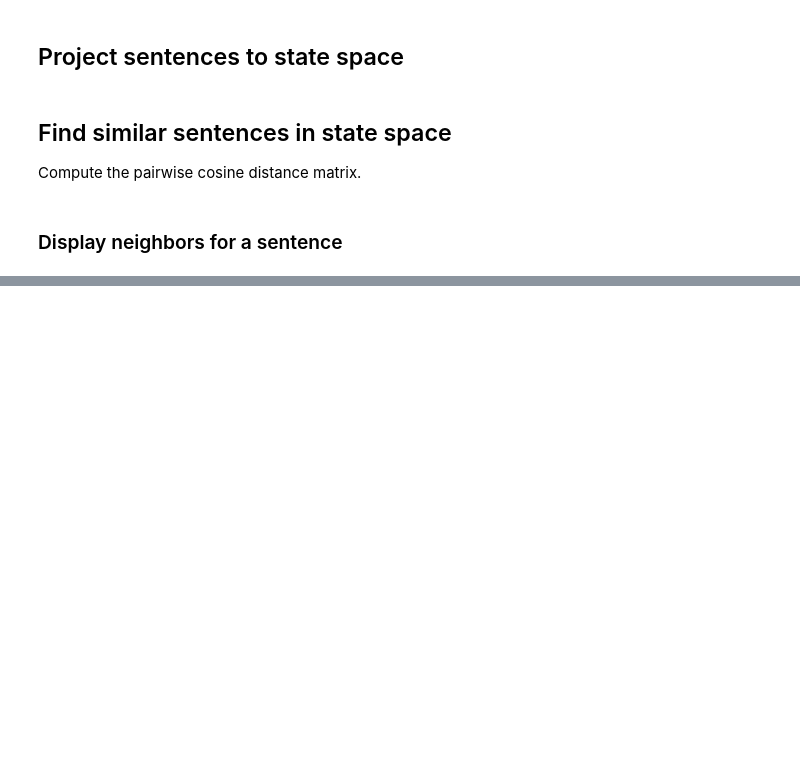
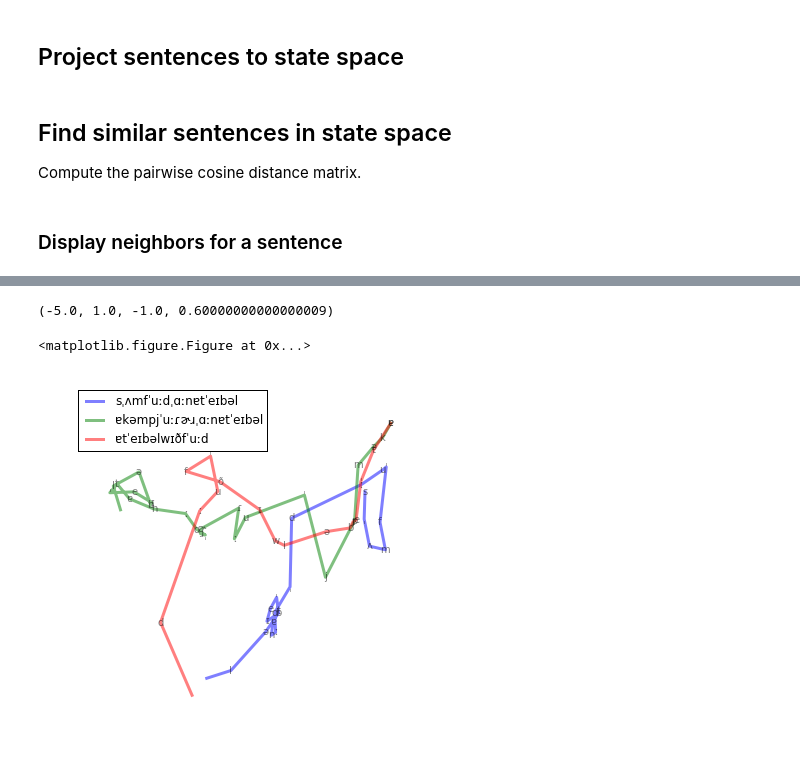
Before and after one commit to gchrupala/reimaginet, a Jupyter notebook: examples/ipa_img.ipynb, the cells around one changed output, grey strips where cells are left out. Drawn from its saved outputs; the diff is of its cells as text; code cells hidden in the pictures; blank space fills up the shorter version.

```diff
--- a/examples/ipa_img.ipynb
+++ b/examples/ipa_img.ipynb
@@ -116,0 +161,8 @@ a man riding a dirtbike on the beach ɐmˈænɹˈaɪdɪŋɐdˈɜːtbaɪkɑːnð
+# %%
+pylab.figure(figsize=(4,4))
+trace(["some food on a table","a computer on a table","a table with food"])
+pylab.axis('off')
+# %% [output]
+(-5.0, 1.0, -1.0, 0.60000000000000009)
+<matplotlib.figure.Figure at 0x...>
+[figure, added]
```
Also changed, not shown: parts of 12 cells of this notebook.
